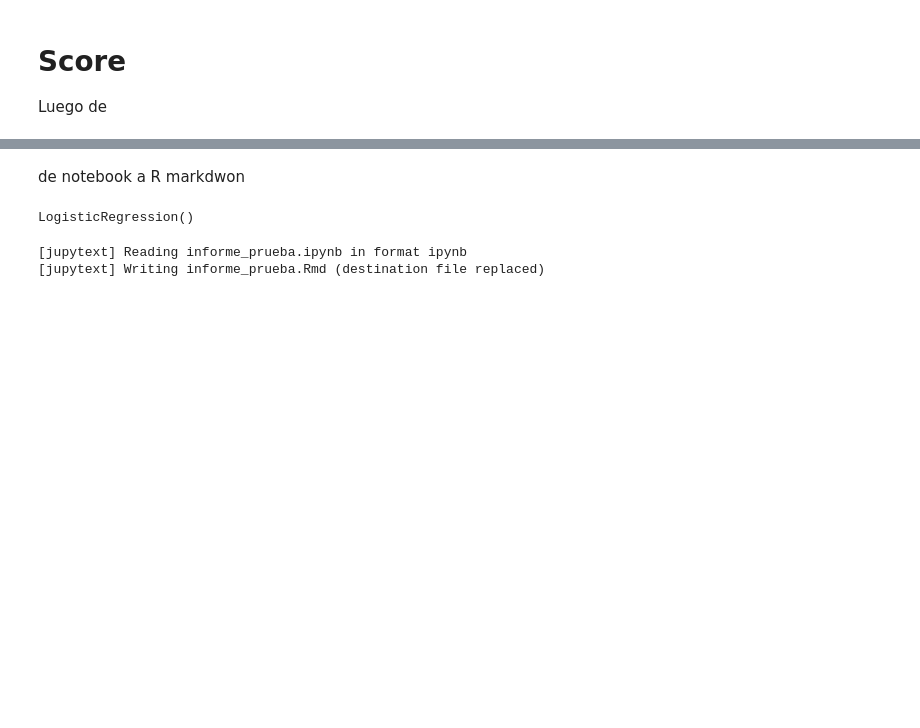
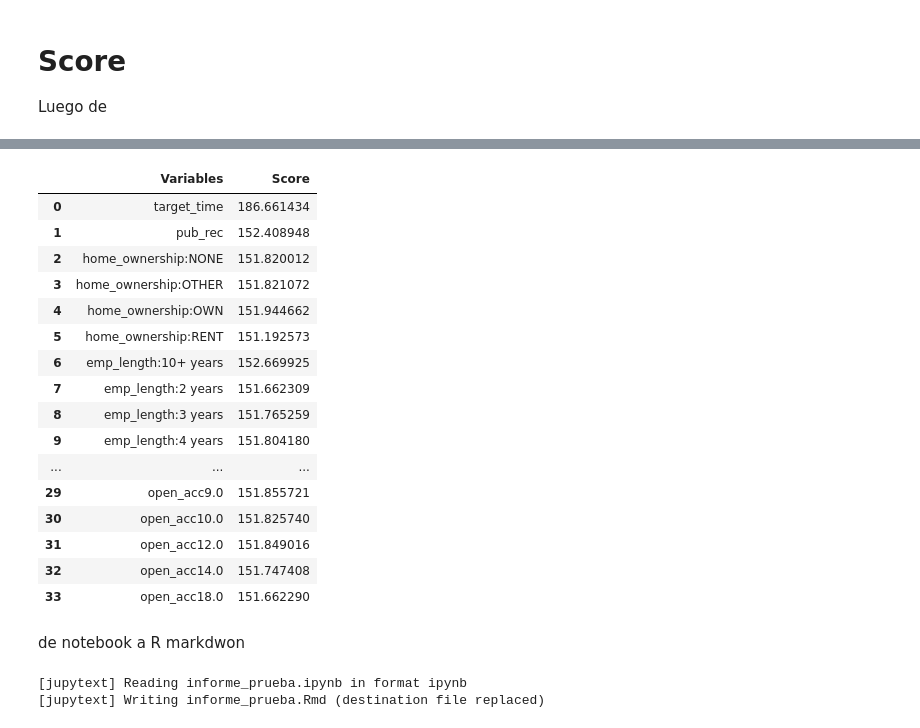
Before and after one commit to Germanchelo13/Credit-risk-model, a Jupyter notebook: informe_prueba.ipynb, the cells around one changed output, grey strips where cells are left out. Cells and saved outputs as stored; diff of their text form; code cells hidden in the pictures; blank space fills up the shorter version.

```diff
--- a/informe_prueba.ipynb
+++ b/informe_prueba.ipynb
@@ -443,7 +443,7 @@ Luego de ensayar modelos se encontro que el valor de probabilidad de cambio mas
 df_modelo=df[variables_final].copy()
 df_modelo.loc[df_modelo["home_ownership"] == "ANY","home_ownership"] = 'NONE'
 X = df_modelo.drop('good_status', axis = 1).copy()
-X=dummy_creation(X, ["term","home_ownership", "purpose",'initial_list_status','emp_length',"grade" ])
+X=dummy_creation(X, ["term","home_ownership", "purpose",'initial_list_status','emp_length'])
 PCA_5.explained_variance_ratio_
 y = df_modelo['good_status'].copy()
 # y= np.where(y==1,0,1)
@@ -928,11 +728,64 @@ scoreempl9=score1+score2
+# %%
+coef_cat=[*Modelo.coef_.tolist()[0][0:2],*Modelo.coef_.tolist()[0][5:]] #[]
+coef_count=Modelo.coef_.tolist()[0][2:5]
+
+#Variables categoricas
+woes_cat=[]
+woes_cat.append(list(woe_discrete(X_train, var_[0] , y_train)["WoE"]) )
+woes_cat.append(list(woe_discrete(X_train, var_[1] , y_train)["WoE"]) )
+for i in var_[5:len(var_)]:
+    woes_cat.append(list(woe_discrete(X_train, i , y_train)["WoE"]) )
+
+#Variables continuas
+woes_count=[]
+woes_count.append(continua_categorica(X_train,'loan_amnt', y_train))
+woes_count.append(continua_categorica(X_train,"int_rate", y_train))
+woes_count.append(continua_categorica(X_train,"open_acc", y_train))
+
+pd.DataFrame(woes_count[0])[2]
+
+Factor=20/np.log(2)
+offset= 600-Factor*np.log(50)
+print('factor:', round(Factor,2), '|offset:', round(offset,2))
+
+#Calculo score Variables categoricas
+#Home Owner
+score_cat1=(pd.Series(coef_cat)*pd.DataFrame(woes_cat)[0]+Modelo.intercept_/7)*Factor+offset/7
+score_cat2=(pd.Series(coef_cat)*pd.DataFrame(woes_cat)[1]+Modelo.intercept_/7)*Factor+offset/7
+score_cat=score_cat2+score_cat1
+score_count=[]
+for var_counts in range(0,3):
+    score_temp1=(coef_count[var_counts]*pd.DataFrame(woes_count[var_conts])[0]+Modelo.intercept_/7)*Factor+offset/7
+    score_temp2=(coef_count[var_counts]*pd.DataFrame(woes_count[var_conts])[1]+Modelo.intercept_/7)*Factor+offset/7
+    score_count=[*score_count,*list(score_temp1+score_temp2) ]
+
+var_cat=[*var_[0:2],*var_[5:]]
+var_num=[*list(pd.DataFrame(woes_count[0])[2]),*list(pd.DataFrame(woes_count[1])[2]),
+        *list(pd.DataFrame(woes_count[2])[2])]
+variables_score=[*var_cat,*var_num]
+beta_scores=pd.DataFrame({"Variables":variables_score,"Score":[*score_cat,*score_count]} )
+# %%
+beta_scores
+# %% [output]
+|  | Variables | Score |
+| 0 | target_time | 186.661434 |
+| 1 | pub_rec | 152.408948 |
+| 2 | home_ownership:NONE | 151.820012 |
+| 3 | home_ownership:OTHER | 151.821072 |
+| 4 | home_ownership:OWN | 151.944662 |
+| 5 | home_ownership:RENT | 151.192573 |
+| 6 | emp_length:10+ years | 152.669925 |
+| 7 | emp_length:2 years | 151.662309 |
+| 8 | emp_length:3 years | 151.765259 |
+| 9 | emp_length:4 years | 151.804180 |
+| ... | ... | ... |
+| 29 | open_acc9.0 | 151.855721 |
+| 30 | open_acc10.0 | 151.825740 |
+| 31 | open_acc12.0 | 151.849016 |
+| 32 | open_acc14.0 | 151.747408 |
+| 33 | open_acc18.0 | 151.662290 |
 # %% [markdown]
 de notebook a R markdwon
-# %%
-
-Modelo = LogisticRegression()
-Modelo.fit(X[var_], Y)
-# %% [output]
-LogisticRegression()
 # %%
 import jupytext
 !jupytext --to rmarkdown informe_prueba.ipynb
```
Also changed, not shown: parts of 10 cells of this notebook, 5 other files.
